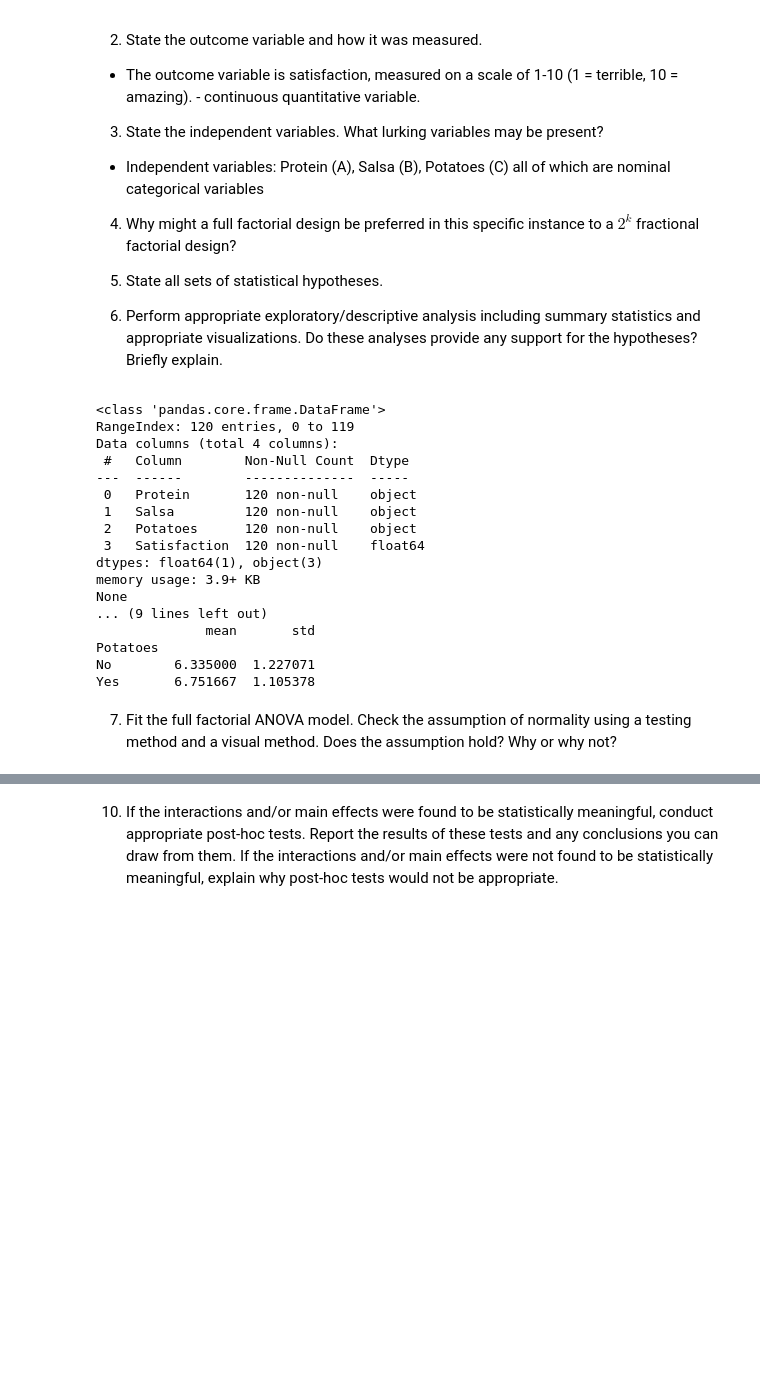
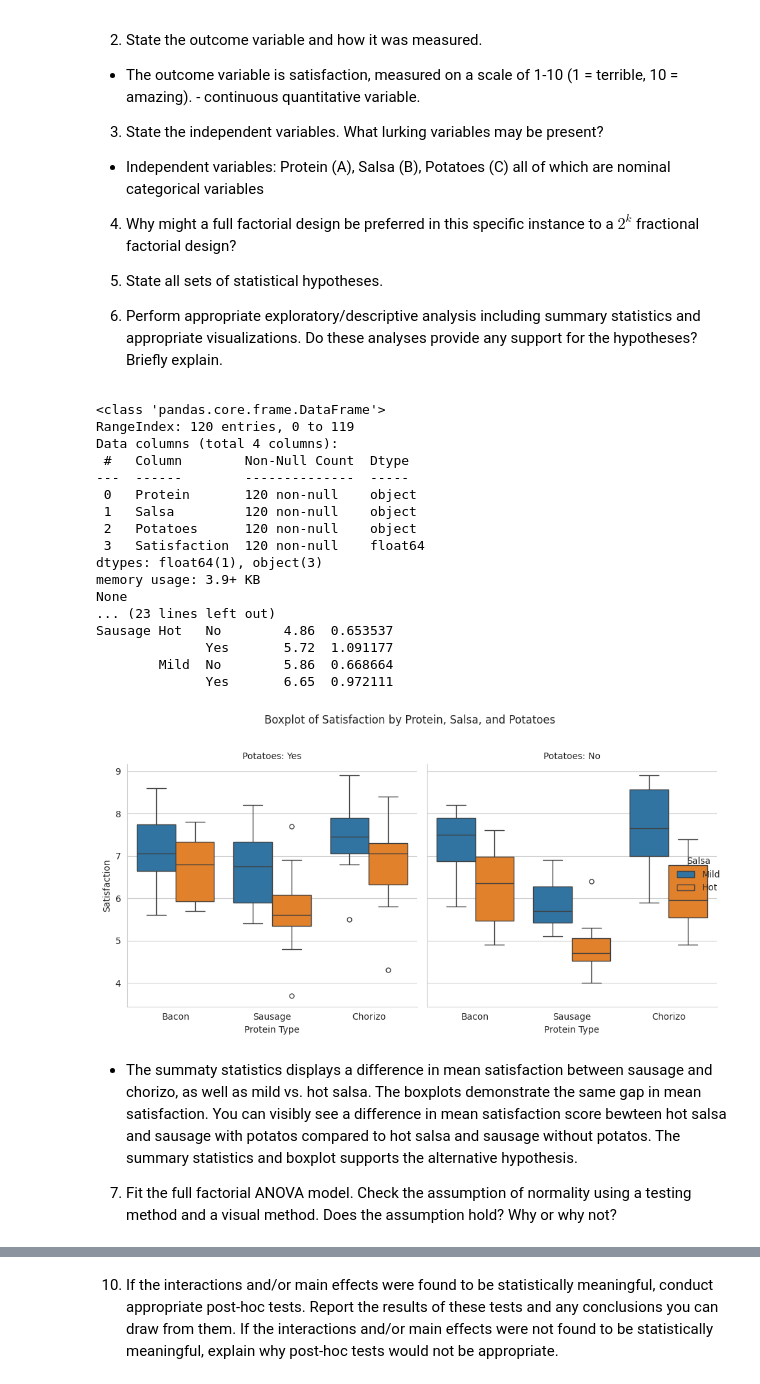
Before and after one commit to kwill580/STAT-7220-Applied-Experimental-Design, a Jupyter notebook: Assignments/Final-Exam/Final-Exam.ipynb, the cells around one changed output, grey strips where cells are left out. Cells and saved outputs as stored; diff of their text form; code cells hidden in the pictures; blank space fills up the shorter version.

```diff
--- a/Assignments/Final-Exam/Final-Exam.ipynb
+++ b/Assignments/Final-Exam/Final-Exam.ipynb
@@ -122,6 +122,10 @@ print(salsa_stats)
 potatoes_stats = burritos.groupby("Potatoes")["Satisfaction"].agg(['mean', 'std'])
 
 print(potatoes_stats)
+
+burrito_stats = burritos.groupby(['Protein', 'Salsa', 'Potatoes' ])['Satisfaction'].agg(['mean','std'])
+
+print(burrito_stats)
 # %% [output]
 <class 'pandas.core.frame.DataFrame'>
 RangeIndex: 120 entries, 0 to 119
@@ -135,13 +139,42 @@ Data columns (total 4 columns):
 dtypes: float64(1), object(3)
 memory usage: 3.9+ KB
 None
-... (9 lines left out)
-              mean       std
-Potatoes
-No        6.335000  1.227071
-Yes       6.751667  1.105378
+... (23 lines left out)
+Sausage Hot   No        4.86  0.653537
+              Yes       5.72  1.091177
+        Mild  No        5.86  0.668664
+              Yes       6.65  0.972111
 # %%
-## Question 6 Code ##
+## Import seaborn and matplot lib ##
+
+import seaborn as sns
+import matplotlib.pyplot as plt
+
+## Create the boxplots using seaborn.catplot ##
+
+sns.set_style("whitegrid")
+
+g = sns.catplot(
+    data=burritos,
+    x='Protein',
+    y='Satisfaction',
+    hue='Salsa',
+    col='Potatoes', # Create separate columns for each 'Potatoes' level
+    kind='box', # Specify boxplot type
+    height=5, aspect=0.9 # Adjust plot size
+)
+
+# Adjust titles and labels for the FacetGrid object
+g.set_axis_labels('Protein Type', 'Satisfaction')
+g.set_titles(col_template='Potatoes: {col_name}')
+g.fig.suptitle('Boxplot of Satisfaction by Protein, Salsa, and Potatoes', y=1.02) # Overall title
+
+plt.tight_layout()
+plt.show()
+# %% [output]
+[figure, added]
 # %% [markdown]
+* The summaty statistics displays a difference in mean satisfaction between sausage and chorizo, as well as mild vs. hot salsa. The boxplots demonstrate the same gap in mean satisfaction. You can visibly see a difference in mean satisfaction score bewteen hot salsa and sausage with potatos compared to hot salsa and sausage without potatos. The summary statistics and boxplot supports the alternative hypothesis.
+
 7. Fit the full factorial ANOVA model. Check the assumption of normality using a testing method and a visual method. Does the assumption hold? Why or why not?
 # %%
```
Also changed, not shown: parts of 4 cells of this notebook.
